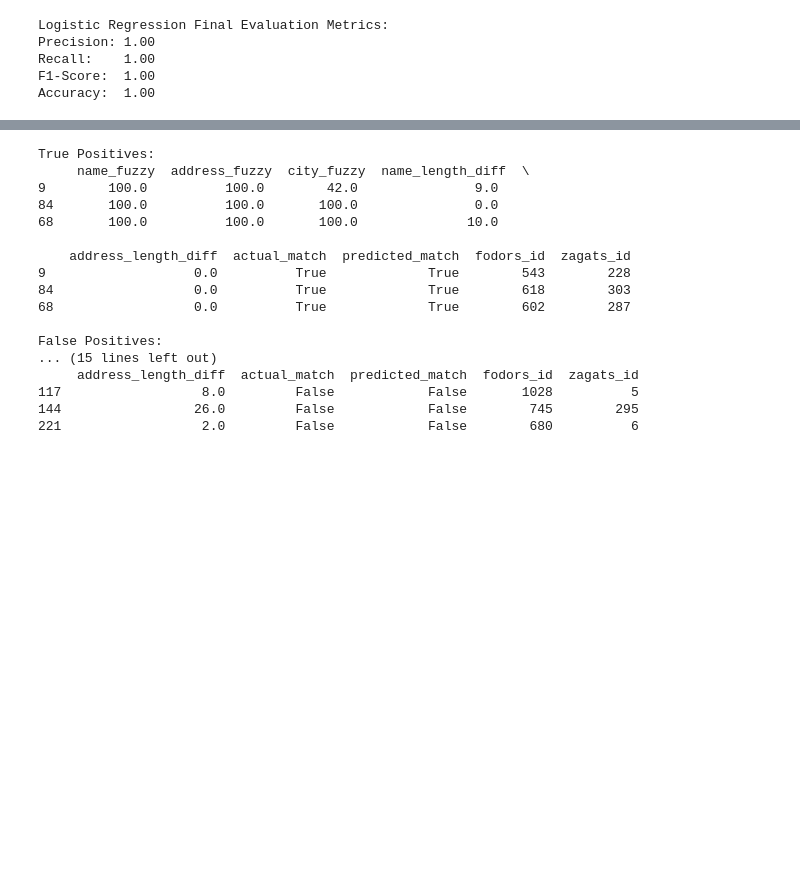
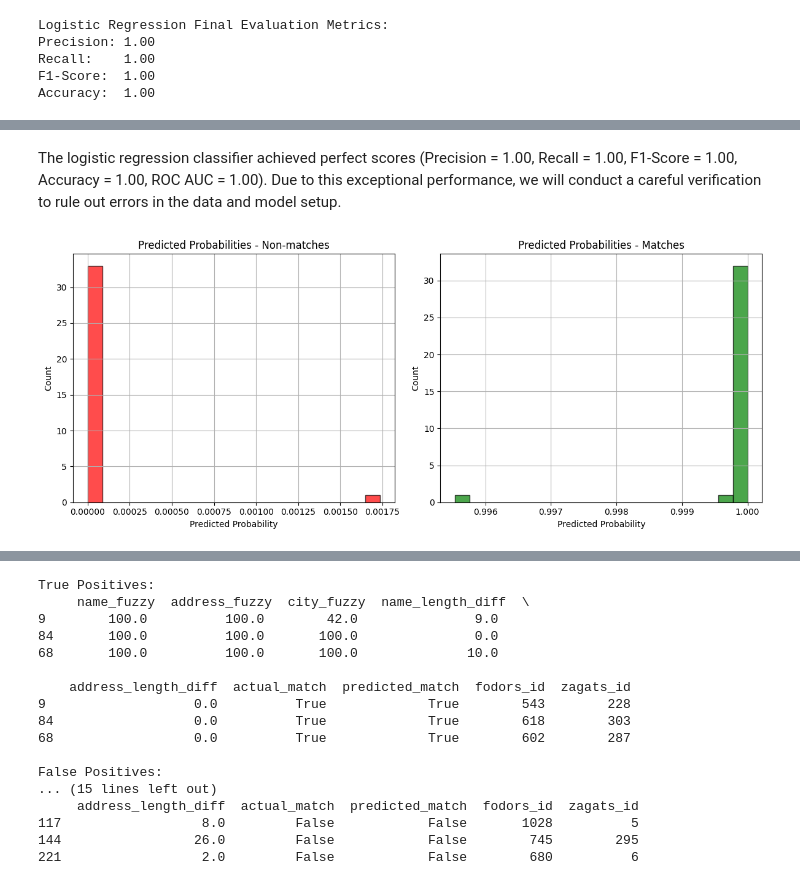
Before and after one commit to piotr-ziolo/EntityMatchingOverview, a Jupyter notebook: Entity Matching Overview.ipynb, the cells around one changed output, grey strips where cells are left out. Saved outputs shown, nothing was run; the diff lists cells and outputs as text; code cells hidden in the pictures; blank space fills up the shorter version.

```diff
--- a/Entity Matching Overview.ipynb
+++ b/Entity Matching Overview.ipynb
@@ -956,0 +983,32 @@ Accuracy:  1.00
+# %% [markdown]
+The logistic regression classifier achieved perfect scores (Precision = 1.00, Recall = 1.00, F1-Score = 1.00, Accuracy = 1.00, ROC AUC = 1.00). Due to this exceptional performance, we will conduct a careful verification to rule out errors in the data and model setup.
+# %%
+# Check predicted probabilities distribution
+
+import matplotlib.pyplot as plt
+
+# Predicted probabilities for matches and non-matches separately
+match_probs = y_probs[y_test == 1]
+non_match_probs = y_probs[y_test == 0]
+
+# Plotting clearly with separate subplots
+fig, ax = plt.subplots(1, 2, figsize=(12, 5))
+
+# Non-matches
+ax[0].hist(non_match_probs, bins=20, color='red', alpha=0.7, edgecolor='black')
+ax[0].set_title('Predicted Probabilities - Non-matches')
+ax[0].set_xlabel('Predicted Probability')
+ax[0].set_ylabel('Count')
+ax[0].grid()
+
+# Matches
+ax[1].hist(match_probs, bins=20, color='green', alpha=0.7, edgecolor='black')
+ax[1].set_title('Predicted Probabilities - Matches')
+ax[1].set_xlabel('Predicted Probability')
+ax[1].set_ylabel('Count')
+ax[1].grid()
+
+plt.tight_layout()
+plt.show()
+# %% [output]
+[figure, added]
```
Also changed, not shown: parts of 10 cells of this notebook.
